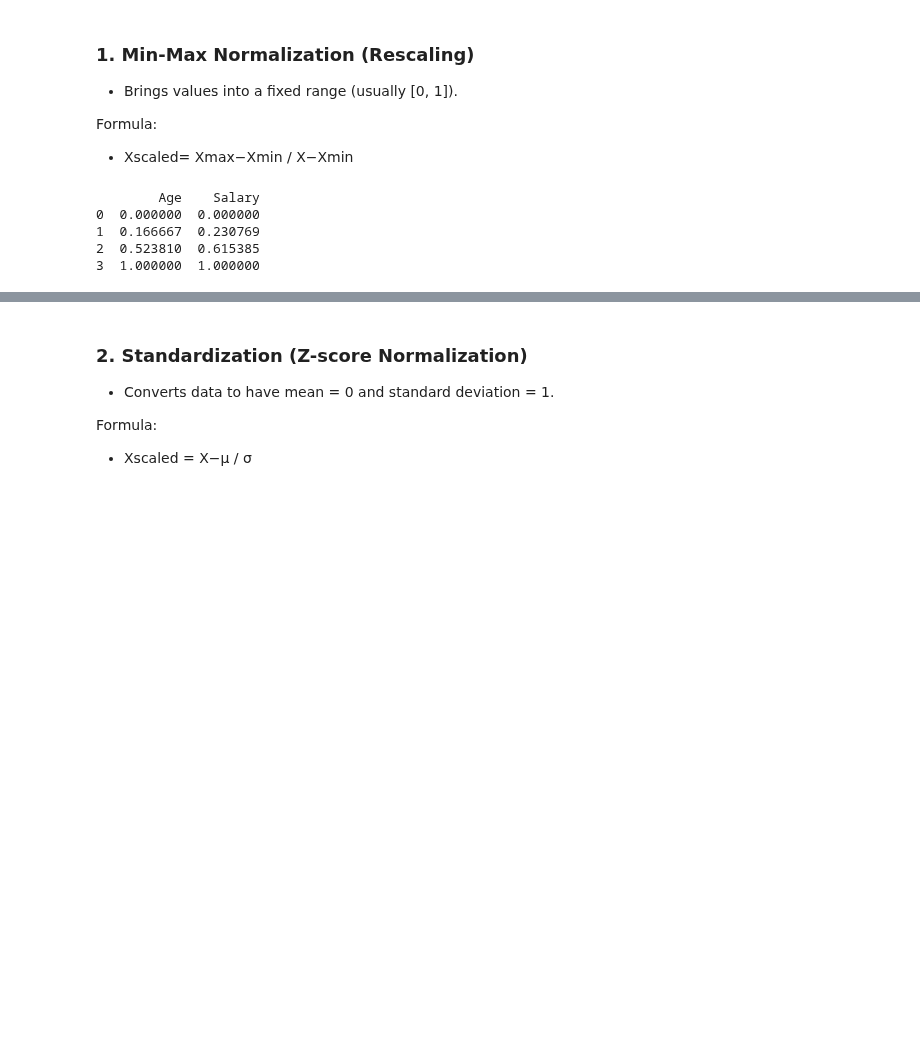
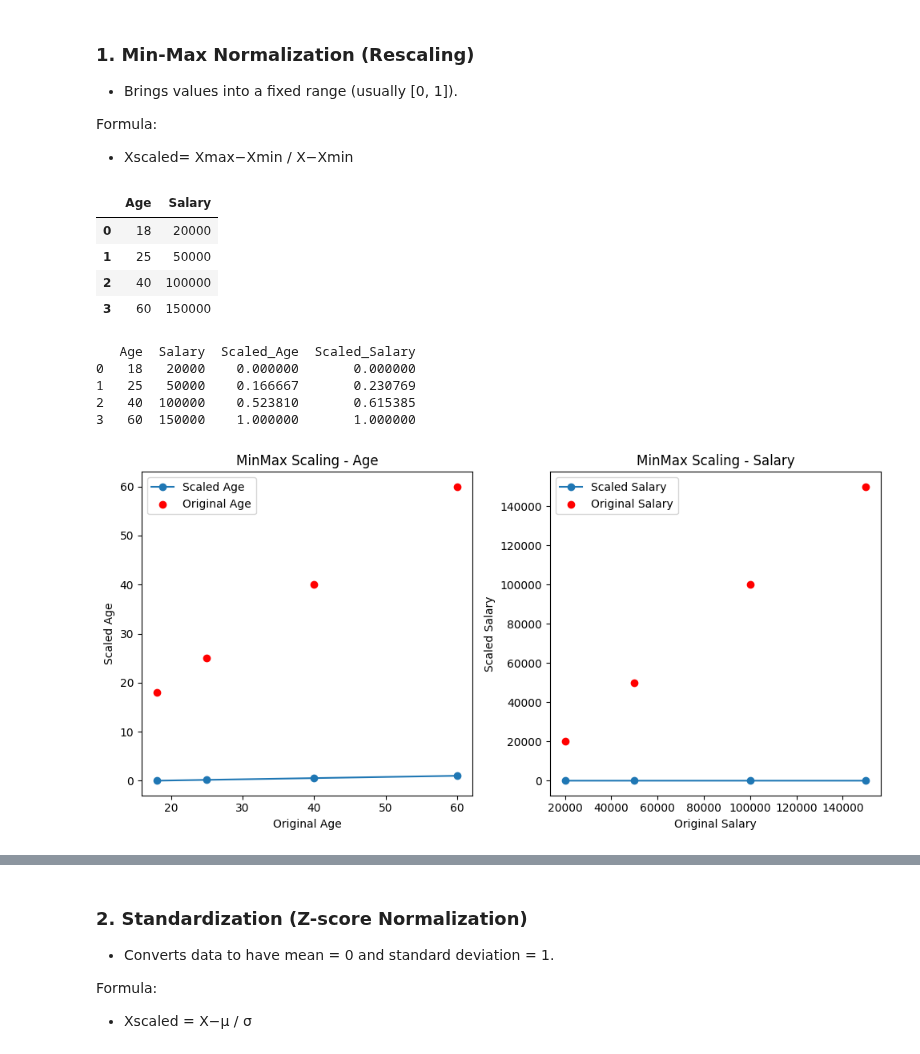
Before and after one commit to ejazurrehman/AI---Data_Science_Course, a Jupyter notebook: pyton_for_data_science/20_feature_scaling.ipynb, the cells around one changed output, grey strips where cells are left out. Cells and saved outputs as stored; diff of their text form; code cells hidden in the pictures; blank space fills up the shorter version.

```diff
--- a/pyton_for_data_science/20_feature_scaling.ipynb
+++ b/pyton_for_data_science/20_feature_scaling.ipynb
@@ -39,14 +43,62 @@ import pandas as pd
 
 data = {'Age': [18, 25, 40, 60], 'Salary': [20000, 50000, 100000, 150000]}
 df = pd.DataFrame(data)
-
-scaler = MinMaxScaler()
-scaled = scaler.fit_transform(df)
-
-print(pd.DataFrame(scaled, columns=df.columns))
+df.head()
 # %% [output]
-        Age    Salary
-0  0.000000  0.000000
-1  0.166667  0.230769
-2  0.523810  0.615385
-3  1.000000  1.000000
+|  | Age | Salary |
+| 0 | 18 | 20000 |
+| 1 | 25 | 50000 |
+| 2 | 40 | 100000 |
+| 3 | 60 | 150000 |
+# %%
+scaler = MinMaxScaler()
+df['Scaled_Age'] = scaler.fit_transform(df[['Age']])
+df['Scaled_Salary'] = scaler.fit_transform(df[['Salary']])
+
+
+print(df.head())
+# %% [output]
+   Age  Salary  Scaled_Age  Scaled_Salary
+0   18   20000    0.000000       0.000000
+1   25   50000    0.166667       0.230769
+2   40  100000    0.523810       0.615385
+3   60  150000    1.000000       1.000000
+# %%
+import pandas as pd
+import matplotlib.pyplot as plt
+
+# Your data
+data = {
+    "Age": [18, 25, 40, 60],
+    "Salary": [20000, 50000, 100000, 150000],
+    "Scaled_Age": [0.000000, 0.166667, 0.523810, 1.000000],
+    "Scaled_Salary": [0.000000, 0.230769, 0.615385, 1.000000]
+}
+
+df = pd.DataFrame(data)
+
+# Plot original vs scaled
+plt.figure(figsize=(10,5))
+
+# Age comparison
+plt.subplot(1,2,1)
+plt.plot(df["Age"], df["Scaled_Age"], marker='o', label="Scaled Age")
+plt.scatter(df["Age"], df["Age"], color="red", label="Original Age")
+plt.title("MinMax Scaling - Age")
+plt.xlabel("Original Age")
+plt.ylabel("Scaled Age")
+plt.legend()
+
+# Salary comparison
+plt.subplot(1,2,2)
+plt.plot(df["Salary"], df["Scaled_Salary"], marker='o', label="Scaled Salary")
+plt.scatter(df["Salary"], df["Salary"], color="red", label="Original Salary")
+plt.title("MinMax Scaling - Salary")
+plt.xlabel("Original Salary")
+plt.ylabel("Scaled Salary")
+plt.legend()
+
+plt.tight_layout()
+plt.show()
+# %% [output]
+[figure, added]
```
Also changed, not shown: parts of 12 cells of this notebook.
